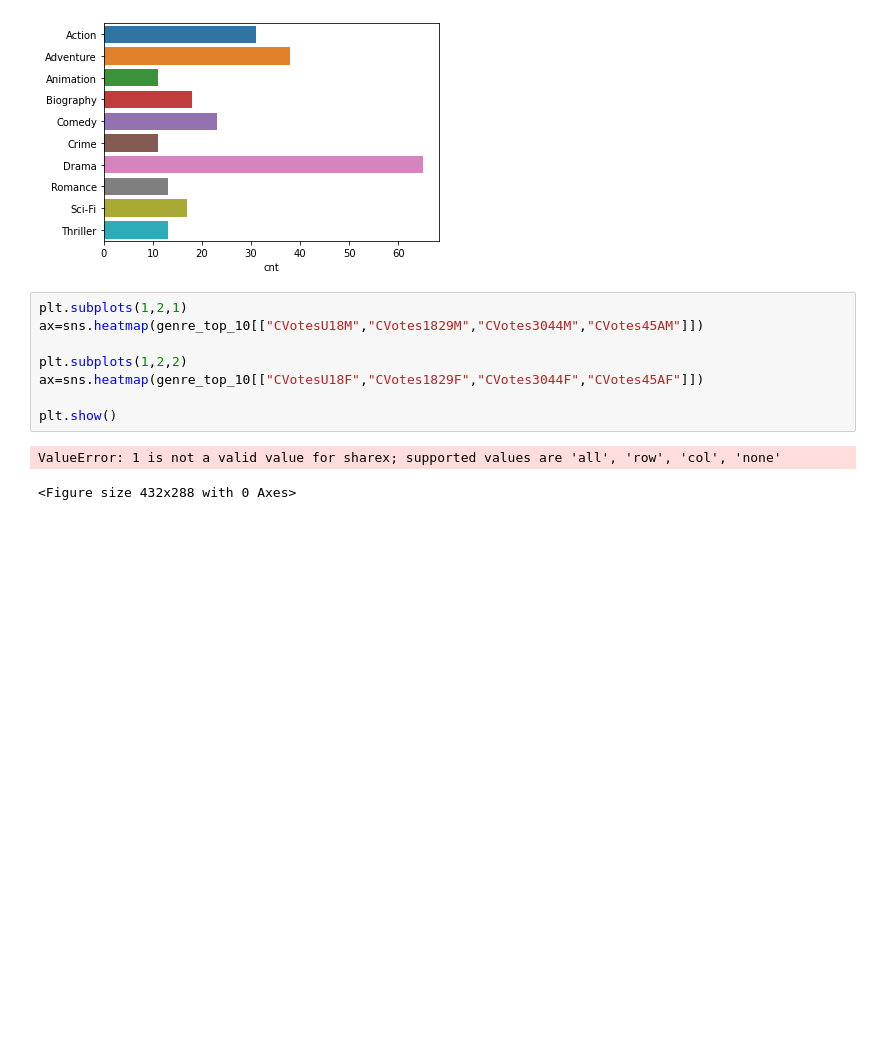
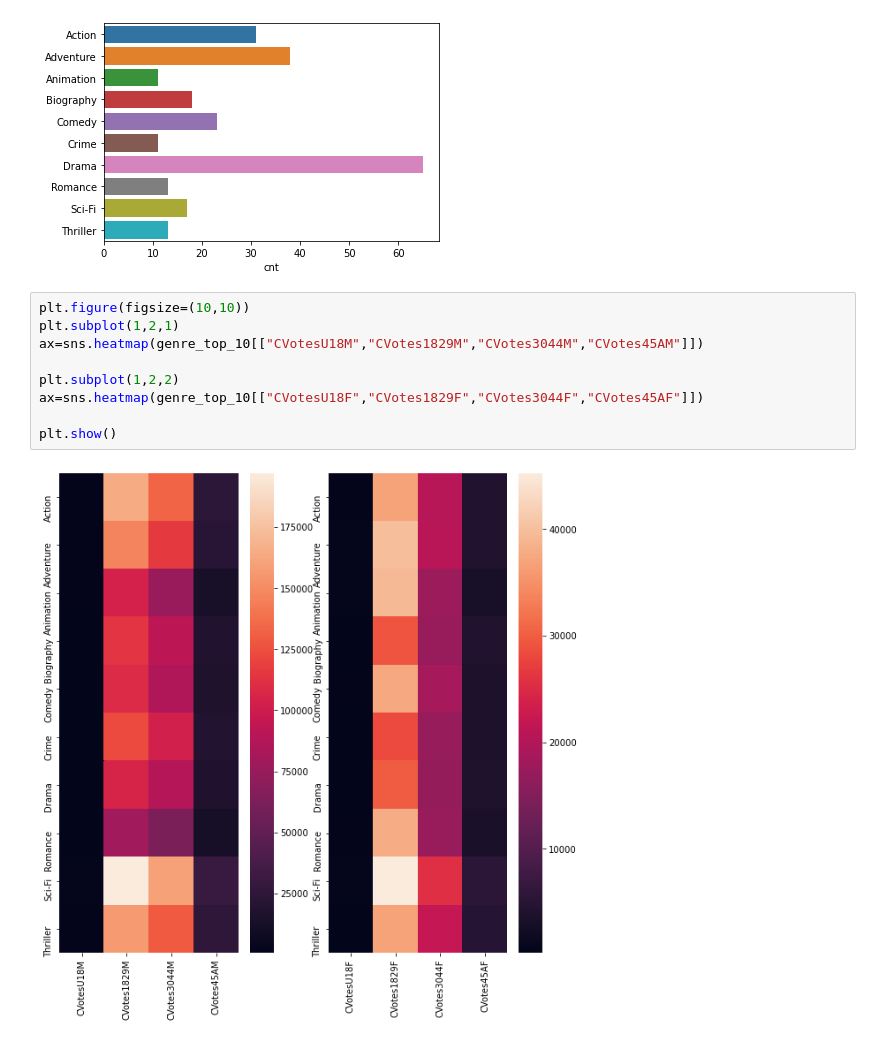
Before and after one commit to TenoNadar/Movie-Ratings, a Jupyter notebook: Movie Ratings.ipynb, the cells around one changed output. Saved outputs shown, nothing was run; the diff lists cells and outputs as text; blank space fills up the shorter version.

```diff
--- a/Movie Ratings.ipynb
+++ b/Movie Ratings.ipynb
@@ -395,13 +395,13 @@ plt.show()
 # %% [output]
 [figure]
 # %%
-plt.subplots(1,2,1)
+plt.figure(figsize=(10,10))
+plt.subplot(1,2,1)
 ax=sns.heatmap(genre_top_10[["CVotesU18M","CVotes1829M","CVotes3044M","CVotes45AM"]])
 
-plt.subplots(1,2,2)
+plt.subplot(1,2,2)
 ax=sns.heatmap(genre_top_10[["CVotesU18F","CVotes1829F","CVotes3044F","CVotes45AF"]])
 
 plt.show()
 # %% [output]
-ValueError: 1 is not a valid value for sharex; supported values are 'all', 'row', 'col', 'none'
-<Figure size 432x288 with 0 Axes>
+[figure, added]
```
Also changed, not shown: parts of 12 cells of this notebook.
